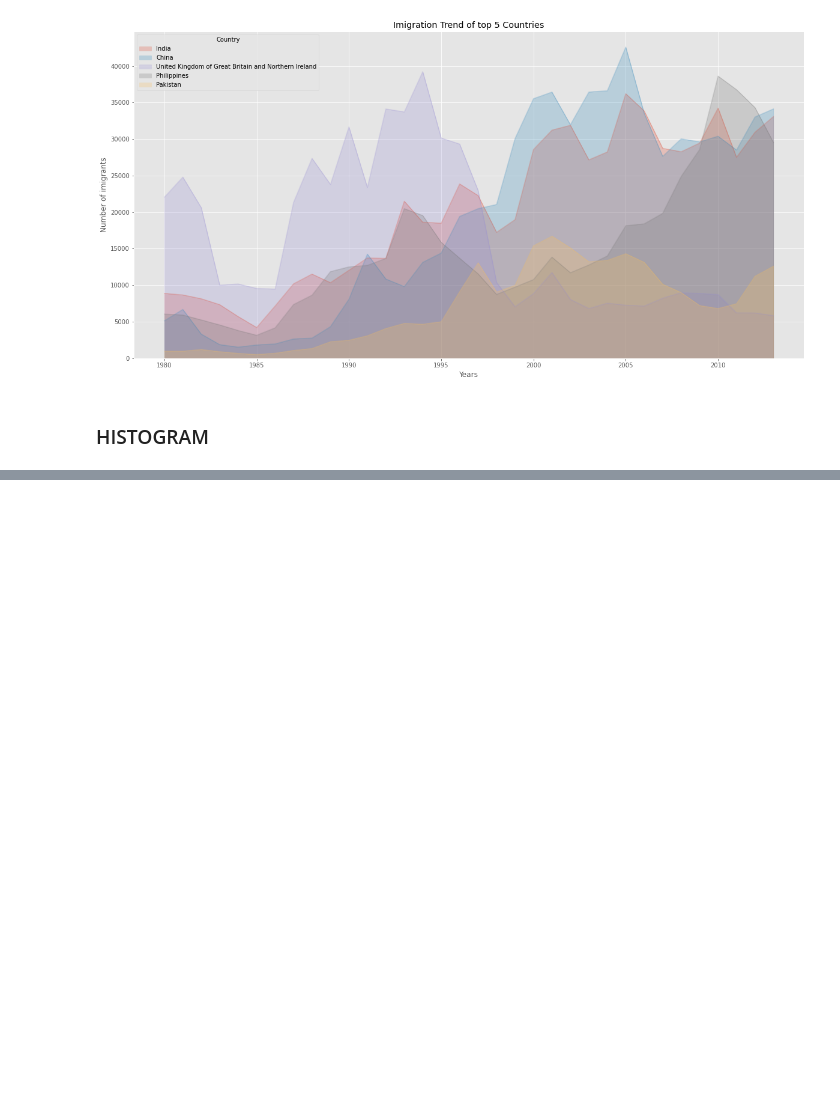
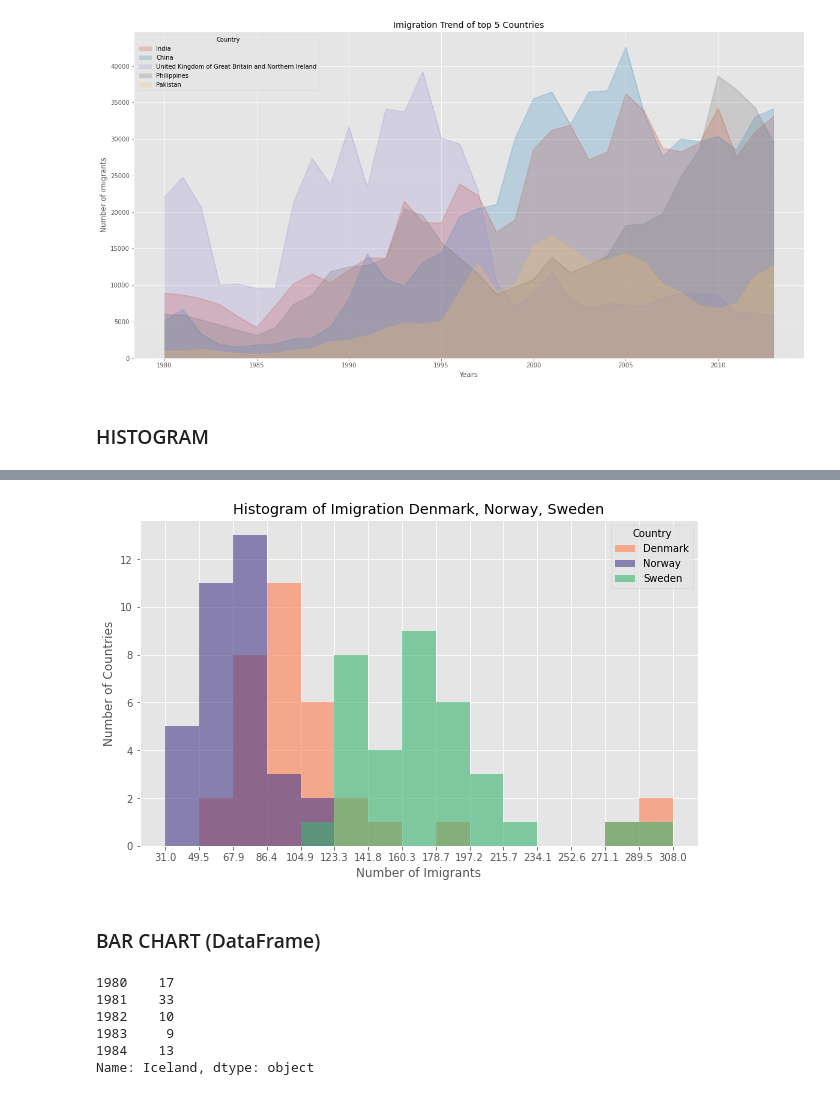
Before and after one commit to firdausnutrihadi/Hacktive8_Telkom, a Jupyter notebook: Sesi_7_Ulang.ipynb, the cells around one changed output, grey strips where cells are left out. Cells and saved outputs as stored; diff of their text form; code cells hidden in the pictures; blank space fills up the shorter version.

```diff
--- a/Sesi_7_Ulang.ipynb
+++ b/Sesi_7_Ulang.ipynb
@@ -383,0 +401,20 @@ plt.show()
+# %%
+df_t = df_can.loc[['Denmark', 'Norway', 'Sweden'], years].transpose()
+# %%
+count, bin_edges = np.histogram(df_t,15)
+
+df_t.plot(kind='hist',
+          figsize=(10,6),
+          alpha=0.6,
+         color= ['coral', 'darkslateblue', 'mediumseagreen'],
+         xticks=bin_edges,
+         bins=15)
+plt.title('Histogram of Imigration Denmark, Norway, Sweden')
+plt.ylabel('Number of Countries')
+plt.xlabel('Number of Imigrants')
+#plt.text(2000,4000, '2005 Earthquake')
+plt.show()
+# %% [output]
+[figure, added]
+# %% [markdown]
+### BAR CHART (DataFrame)
@@ -383,0 +423,9 @@ plt.show()
+# %%
+df_iceland.head()
+# %% [output]
+1980    17
+1981    33
+1982    10
+1983     9
+1984    13
+Name: Iceland, dtype: object
```
Also changed, not shown: parts of 12 cells of this notebook.
